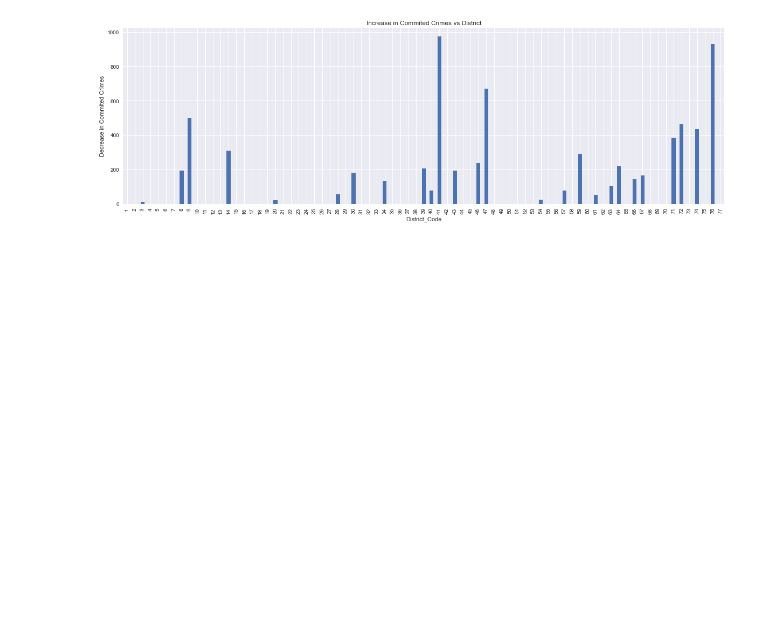
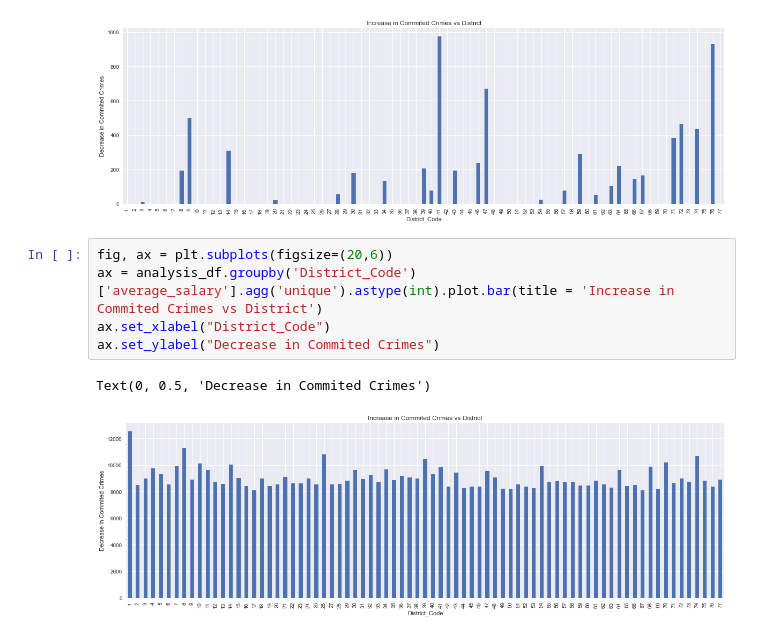
Before and after one commit to vinayrajagopalan7891/Descriptive-Analysis-Berka, a Jupyter notebook: Vis1.ipynb, the cells around one changed output. Saved outputs shown, nothing was run; the diff lists cells and outputs as text; blank space fills up the shorter version.

Commit message:
Cleaning and added few more visualizations

```diff
--- a/Vis1.ipynb
+++ b/Vis1.ipynb
@@ -184,3 +184,11 @@ ax.set_ylabel("Decrease in Commited Crimes")
 # %% [output]
 Text(0, 0.5, 'Decrease in Commited Crimes')
 [figure]
+# %%
+fig, ax = plt.subplots(figsize=(20,6))
+ax = analysis_df.groupby('District_Code')['average_salary'].agg('unique').astype(int).plot.bar(title = 'Increase in Commited Crimes vs District')
+ax.set_xlabel("District_Code")
+ax.set_ylabel("Decrease in Commited Crimes")
+# %% [output]
+Text(0, 0.5, 'Decrease in Commited Crimes')
+[figure, added]
```
Also changed, not shown: parts of 1 cell of this notebook.
